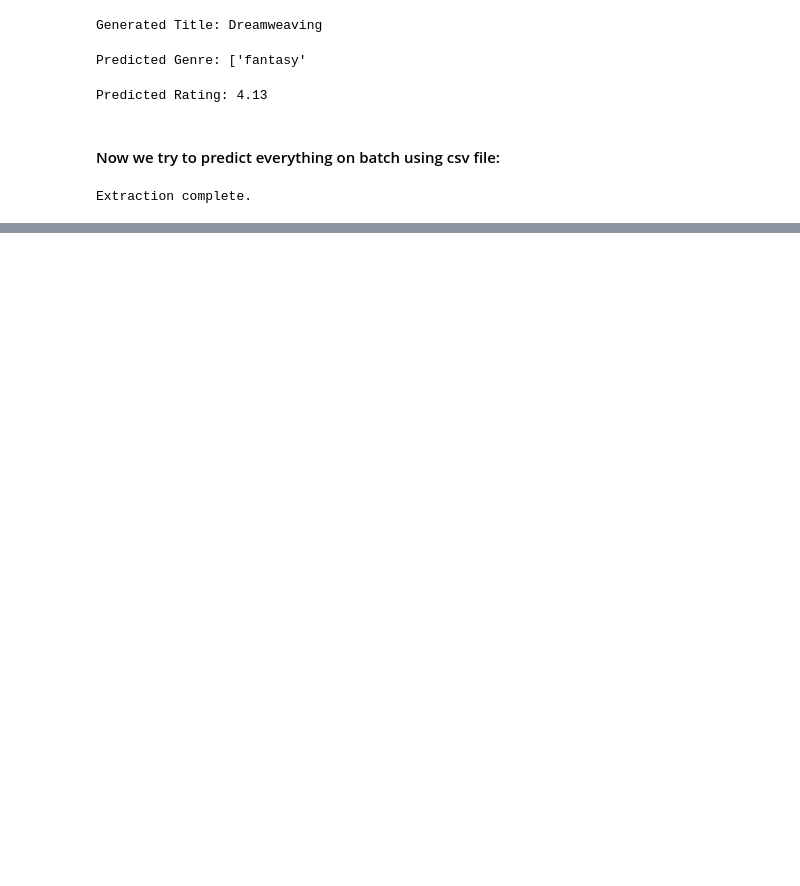
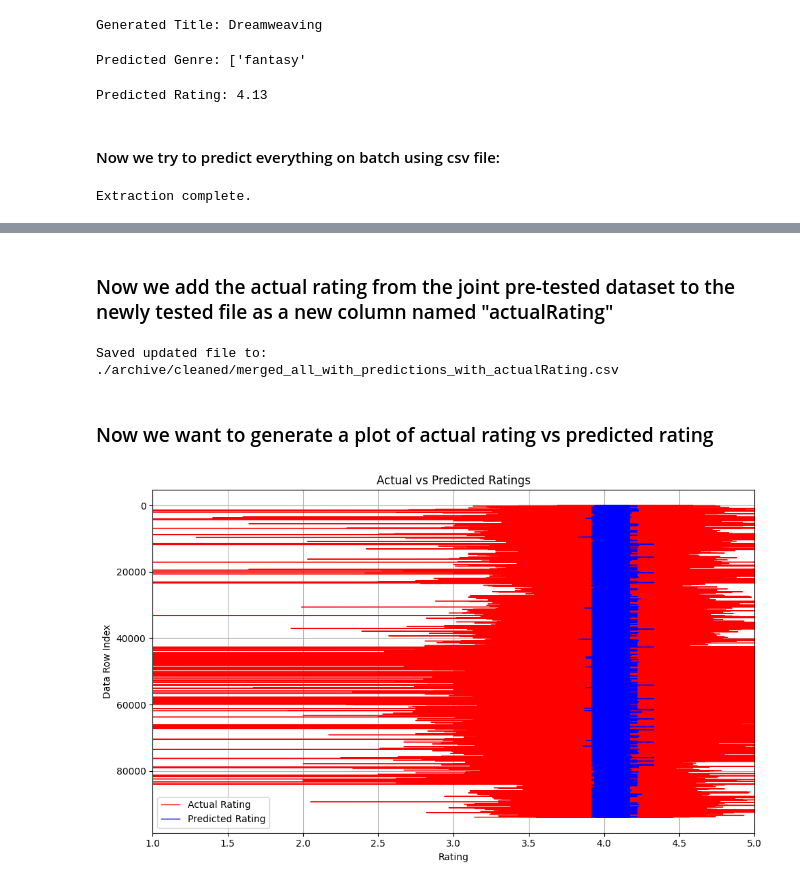
Before and after one commit to DataDriftHAW/BookLensX-NLP-DS-Project, a Jupyter notebook: ProjectFolder/testing_prediction_T5_rating_genre_titleGen_uni_GPU.ipynb, the cells around one changed output, grey strips where cells are left out. Saved outputs shown, nothing was run; the diff lists cells and outputs as text; code cells hidden in the pictures; blank space fills up the shorter version.

```diff
--- a/ProjectFolder/testing_prediction_T5_rating_genre_titleGen_uni_GPU.ipynb
+++ b/ProjectFolder/testing_prediction_T5_rating_genre_titleGen_uni_GPU.ipynb
@@ -150,3 +150,64 @@ melody = melody.astype(np.float32)
 Audio(melody, rate=sample_rate, autoplay=True)
 # %% [output]
 [interactive output not drawn]
+# %% [markdown]
+### Now we add the actual rating from the joint pre-tested dataset to the newly tested file as a new column named "actualRating"
+# %%
+import pandas as pd
+
+# File paths
+deduped_path = './archive/cleaned/merged_all_deduped.csv'
+predictions_path = './archive/cleaned/2copy_merged_all_with_predictions.csv'
+output_path = './archive/cleaned/merged_all_with_predictions_with_actualRating.csv'
+
+# Load the CSV files
+df_deduped = pd.read_csv(deduped_path)
+df_predictions = pd.read_csv(predictions_path)
+
+# Copy the 'rating' column and add it to predictions as 'actualRating'
+df_predictions['actualRating'] = df_deduped['rating']
+
+# Save the updated DataFrame to a new CSV
+df_predictions.to_csv(output_path, index=False)
+
+print(f"Saved updated file to: {output_path}")
+# %% [output]
+Saved updated file to: ./archive/cleaned/merged_all_with_predictions_with_actualRating.csv
+# %% [markdown]
+### Now we want to generate a plot of actual rating vs predicted rating
+# %%
+import pandas as pd
+import matplotlib.pyplot as plt
+
+# Load the data
+file_path = './archive/cleaned/merged_all_with_predictions_with_actualRating.csv'
+df = pd.read_csv(file_path)
+
+# Make sure actualRating and rating are numeric
+df['actualRating'] = pd.to_numeric(df['actualRating'], errors='coerce')
+df['rating'] = pd.to_numeric(df['rating'], errors='coerce')
+
+# Drop rows where either rating is NaN
+df = df.dropna(subset=['actualRating', 'rating'])
+
+# Create index for y-axis
+y_values = range(len(df))
+
+# Plotting
+plt.figure(figsize=(10, 6))
+
+plt.plot(df['actualRating'], y_values, color='red', label='Actual Rating', linewidth=1)
+plt.plot(df['rating'], y_values, color='blue', label='Predicted Rating', linewidth=1)
+
+plt.xlabel('Rating')
+plt.ylabel('Data Row Index')
+plt.title('Actual vs Predicted Ratings')
+plt.legend()
+plt.grid(True)
+plt.xlim(1, 5)  # Adjust if your ratings are in a different range
+plt.gca().invert_yaxis()  # So first row is at the top
+
+plt.tight_layout()
+plt.show()
+# %% [output]
+[figure, added]
```
Also changed, not shown: 4 other files.
